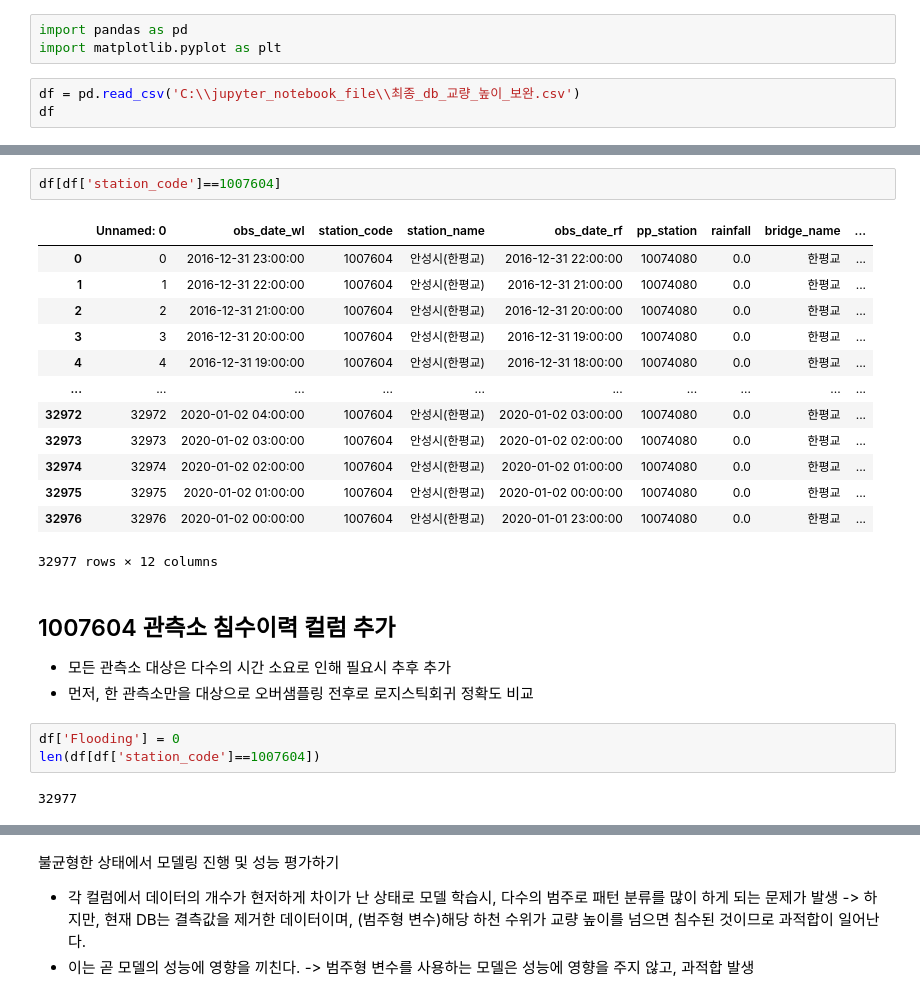
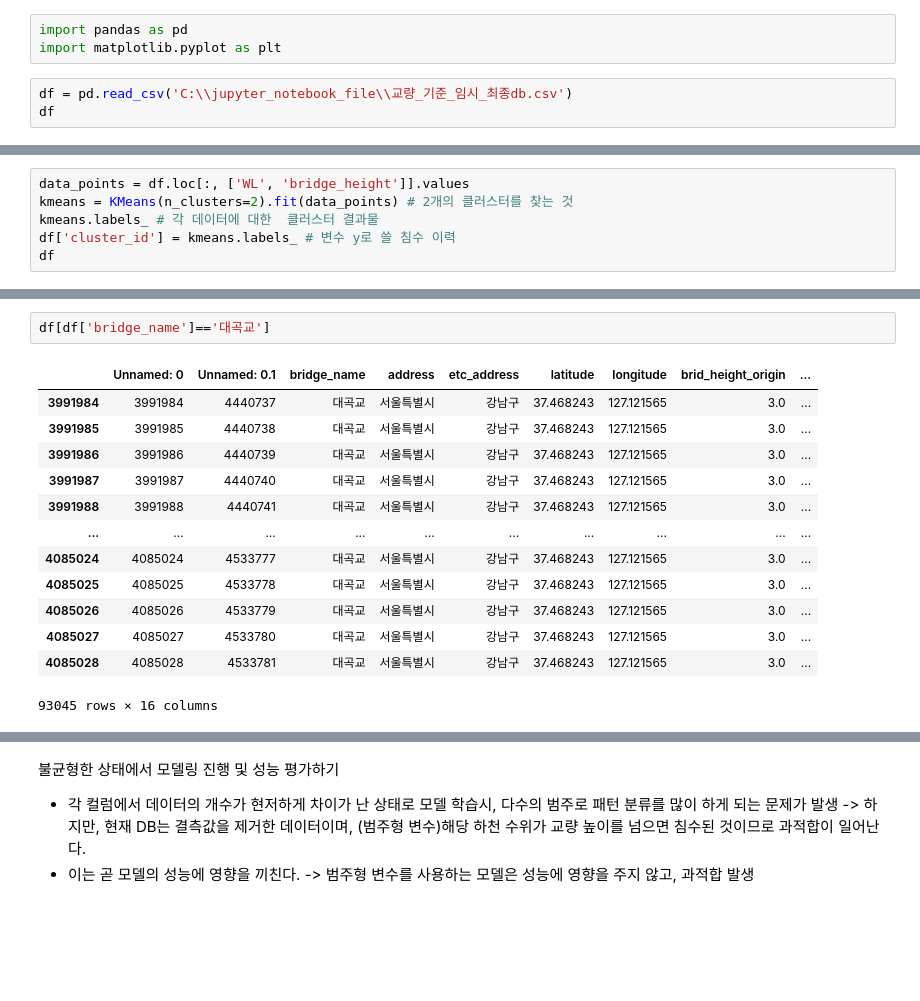
Before and after one commit to bigdata-course-KU-team11/Data_collection, a Jupyter notebook: EDA/오버샘플링 처리 모델 비교.ipynb, the cells around one changed output, grey strips where cells are left out. Saved outputs shown, nothing was run; the diff lists cells and outputs as text; blank space fills up the shorter version.

```diff
--- a/EDA/오버샘플링 처리 모델 비교.ipynb
+++ b/EDA/오버샘플링 처리 모델 비교.ipynb
@@ -2,6 +2,6 @@
 import pandas as pd
 import matplotlib.pyplot as plt
 # %%
-df = pd.read_csv('C:\\jupyter_notebook_file\\최종_db_교량_높이_보완.csv')
+df = pd.read_csv('C:\\jupyter_notebook_file\\교량_기준_임시_최종db.csv')
 df
 # %% [output]
@@ -36,0 +35,6 @@ df
+# %%
+data_points = df.loc[:, ['WL', 'bridge_height']].values
+kmeans = KMeans(n_clusters=2).fit(data_points) # 2개의 클러스터를 찾는 것
+kmeans.labels_ # 각 데이터에 대한  클러스터 결과물
+df['cluster_id'] = kmeans.labels_ # 변수 y로 쓸 침수 이력
+df
@@ -37,25 +61,16 @@ df
 # %%
-df[df['station_code']==1007604]
+df[df['bridge_name']=='대곡교']
 # %% [output]
-|  | Unnamed: 0 | obs_date_wl | station_code | station_name | obs_date_rf | pp_station | rainfall | bridge_name | ... |
-| 0 | 0 | 2016-12-31 23:00:00 | 1007604 | 안성시(한평교) | 2016-12-31 22:00:00 | 10074080 | 0.0 | 한평교 | ... |
-| 1 | 1 | 2016-12-31 22:00:00 | 1007604 | 안성시(한평교) | 2016-12-31 21:00:00 | 10074080 | 0.0 | 한평교 | ... |
-| 2 | 2 | 2016-12-31 21:00:00 | 1007604 | 안성시(한평교) | 2016-12-31 20:00:00 | 10074080 | 0.0 | 한평교 | ... |
-| 3 | 3 | 2016-12-31 20:00:00 | 1007604 | 안성시(한평교) | 2016-12-31 19:00:00 | 10074080 | 0.0 | 한평교 | ... |
-| 4 | 4 | 2016-12-31 19:00:00 | 1007604 | 안성시(한평교) | 2016-12-31 18:00:00 | 10074080 | 0.0 | 한평교 | ... |
+|  | Unnamed: 0 | Unnamed: 0.1 | bridge_name | address | etc_address | latitude | longitude | brid_height_origin | ... |
+| 3991984 | 3991984 | 4440737 | 대곡교 | 서울특별시 | 강남구 | 37.468243 | 127.121565 | 3.0 | ... |
+| 3991985 | 3991985 | 4440738 | 대곡교 | 서울특별시 | 강남구 | 37.468243 | 127.121565 | 3.0 | ... |
+| 3991986 | 3991986 | 4440739 | 대곡교 | 서울특별시 | 강남구 | 37.468243 | 127.121565 | 3.0 | ... |
+| 3991987 | 3991987 | 4440740 | 대곡교 | 서울특별시 | 강남구 | 37.468243 | 127.121565 | 3.0 | ... |
+| 3991988 | 3991988 | 4440741 | 대곡교 | 서울특별시 | 강남구 | 37.468243 | 127.121565 | 3.0 | ... |
 | ... | ... | ... | ... | ... | ... | ... | ... | ... | ... |
-| 32972 | 32972 | 2020-01-02 04:00:00 | 1007604 | 안성시(한평교) | 2020-01-02 03:00:00 | 10074080 | 0.0 | 한평교 | ... |
-| 32973 | 32973 | 2020-01-02 03:00:00 | 1007604 | 안성시(한평교) | 2020-01-02 02:00:00 | 10074080 | 0.0 | 한평교 | ... |
-| 32974 | 32974 | 2020-01-02 02:00:00 | 1007604 | 안성시(한평교) | 2020-01-02 01:00:00 | 10074080 | 0.0 | 한평교 | ... |
-| 32975 | 32975 | 2020-01-02 01:00:00 | 1007604 | 안성시(한평교) | 2020-01-02 00:00:00 | 10074080 | 0.0 | 한평교 | ... |
-| 32976 | 32976 | 2020-01-02 00:00:00 | 1007604 | 안성시(한평교) | 2020-01-01 23:00:00 | 10074080 | 0.0 | 한평교 | ... |
+| 4085024 | 4085024 | 4533777 | 대곡교 | 서울특별시 | 강남구 | 37.468243 | 127.121565 | 3.0 | ... |
+| 4085025 | 4085025 | 4533778 | 대곡교 | 서울특별시 | 강남구 | 37.468243 | 127.121565 | 3.0 | ... |
+| 4085026 | 4085026 | 4533779 | 대곡교 | 서울특별시 | 강남구 | 37.468243 | 127.121565 | 3.0 | ... |
+| 4085027 | 4085027 | 4533780 | 대곡교 | 서울특별시 | 강남구 | 37.468243 | 127.121565 | 3.0 | ... |
+| 4085028 | 4085028 | 4533781 | 대곡교 | 서울특별시 | 강남구 | 37.468243 | 127.121565 | 3.0 | ... |
-32977 rows × 12 columns
+93045 rows × 16 columns
-# %% [markdown]
-## 1007604 관측소 침수이력 컬럼 추가
-- 모든 관측소 대상은 다수의 시간 소요로 인해 필요시 추후 추가
-- 먼저, 한 관측소만을 대상으로 오버샘플링 전후로 로지스틱회귀 정확도 비교
-# %%
-df['Flooding'] = 0
-len(df[df['station_code']==1007604])
-# %% [output]
-32977
```
Also changed, not shown: parts of 33 cells of this notebook.
